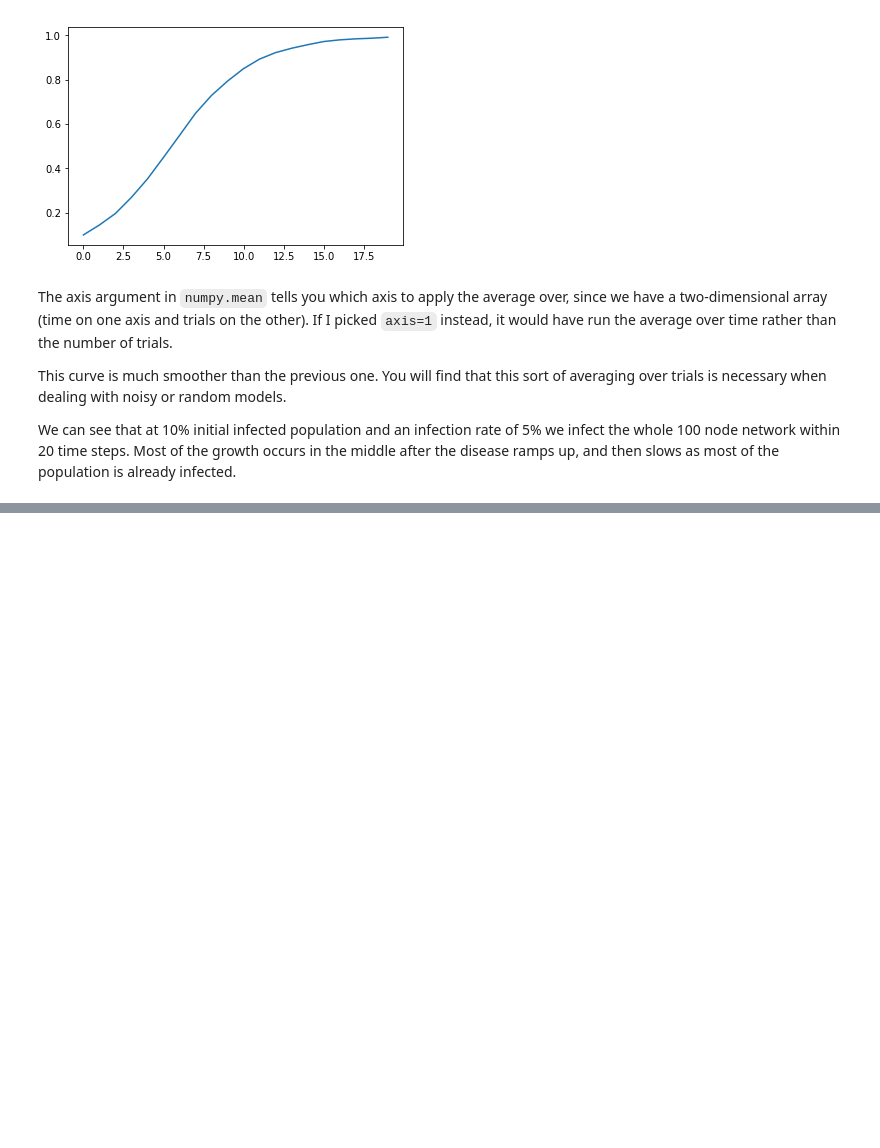
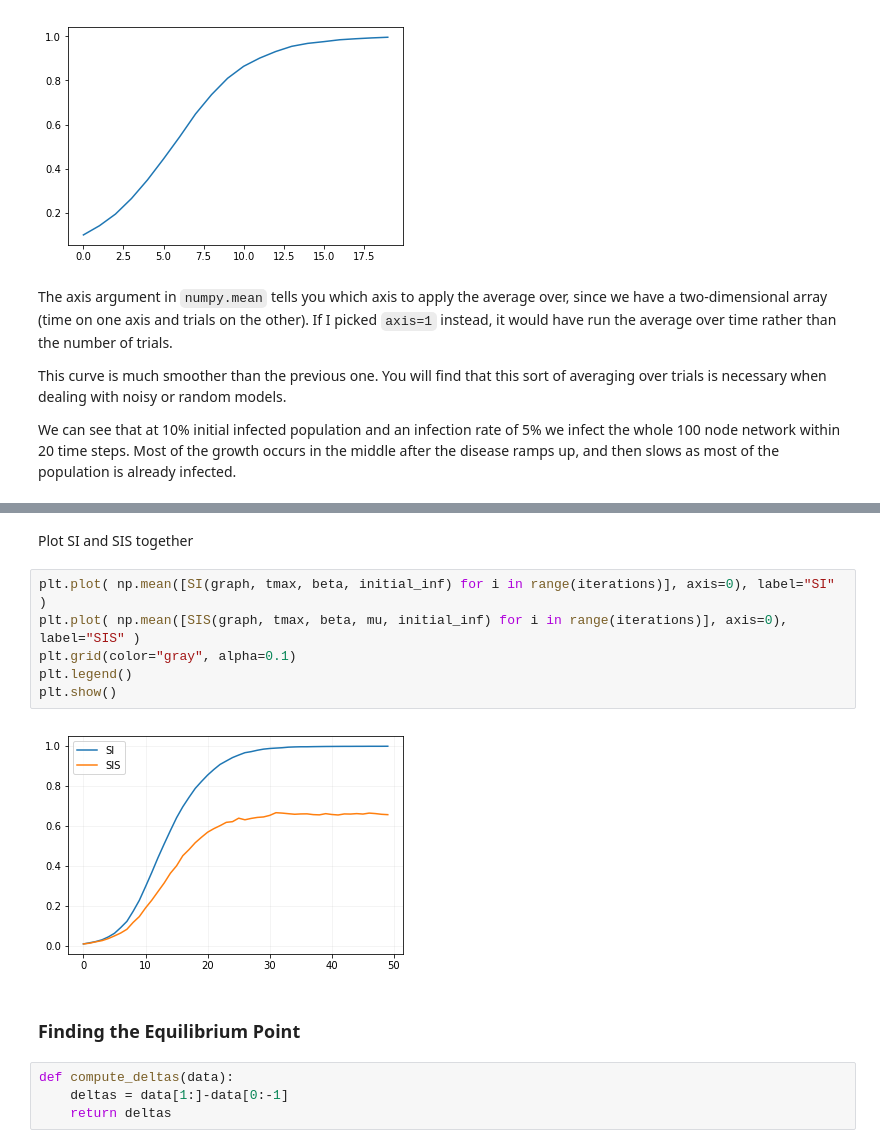
Before and after one commit to muftring/iu-netsci, a Jupyter notebook: week-11/w11_epidemics_uftring-michael.ipynb, the cells around one changed output, grey strips where cells are left out. Cells and saved outputs as stored; diff of their text form; blank space fills up the shorter version.

```diff
--- a/week-11/w11_epidemics_uftring-michael.ipynb
+++ b/week-11/w11_epidemics_uftring-michael.ipynb
@@ -228,0 +237,16 @@ plt.plot( np.mean([SIS(graph, tmax, beta, mu, initial_inf) for i in range(iterat
+# %% [markdown]
+Plot SI and SIS together
+# %%
+plt.plot( np.mean([SI(graph, tmax, beta, initial_inf) for i in range(iterations)], axis=0), label="SI" )
+plt.plot( np.mean([SIS(graph, tmax, beta, mu, initial_inf) for i in range(iterations)], axis=0), label="SIS" )
+plt.grid(color="gray", alpha=0.1)
+plt.legend()
+plt.show()
+# %% [output]
+[figure, added]
+# %% [markdown]
+### Finding the Equilibrium Point
+# %%
+def compute_deltas(data):
+    deltas = data[1:]-data[0:-1]
+    return deltas
```
Also changed, not shown: parts of 42 cells of this notebook.
